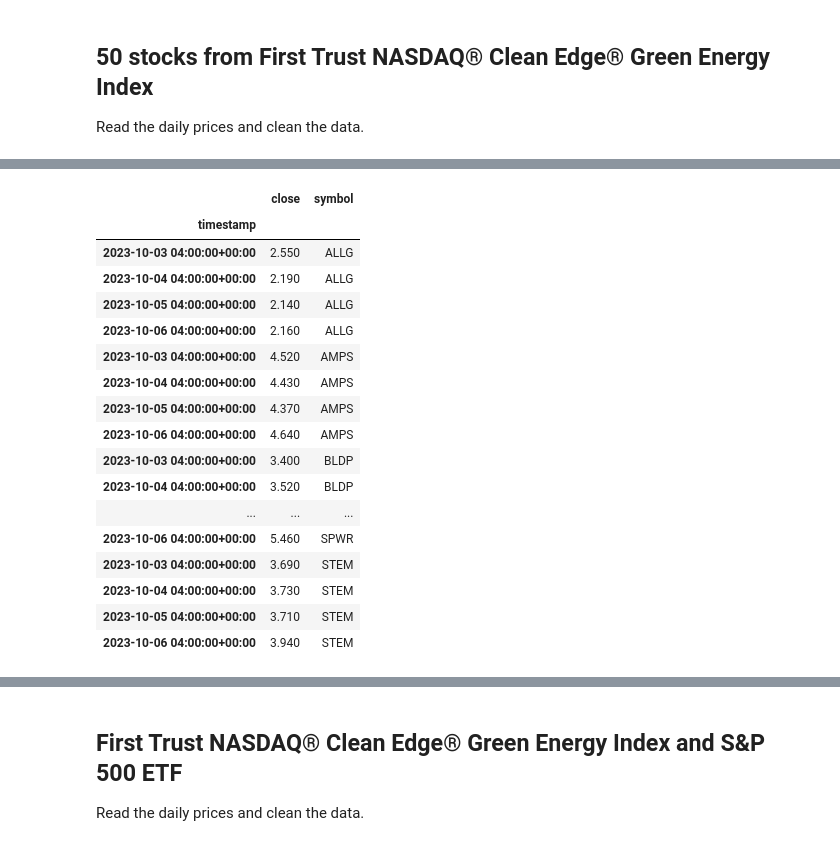
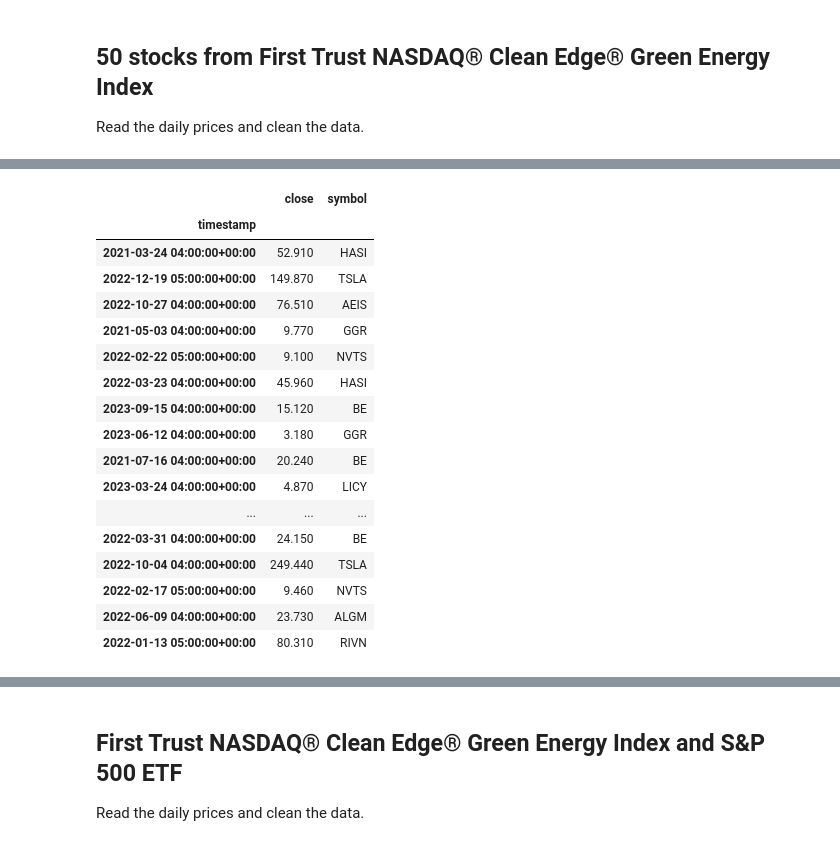
Before and after one commit to ahcano/project1_group4, a Jupyter notebook: green_dataprep.ipynb, the cells around one changed output, grey strips where cells are left out. Saved outputs shown, nothing was run; the diff lists cells and outputs as text; code cells hidden in the pictures.

```diff
--- a/green_dataprep.ipynb
+++ b/green_dataprep.ipynb
@@ -79,0 +71,22 @@ df_ticker.head(50)
+# %%
+# Set timeframe to "1Day"
+timeframe = "1Day"
+
+# Set start and end datetimes of 3 year, between now and 365 days ago.
+start_date = pd.Timestamp("2020-10-03", tz="America/New_York").isoformat()
+end_date = pd.Timestamp("2023-10-06", tz="America/New_York").isoformat()
+
+# Set the stock tickers
+tickers_2 = ["FSLR", "ENPH", "SEDG", "BEP", "ARRY", "ORA", "PLUG", "SHLS", "ITRI", "RUN" "NXT", "NEP", "AY", "CWEN", "RNW", "AMRC", "NOVA", "SPWR", "CLNE", "AMPS", "STEM", "FCEL", "MAXN" ]
+
+# Get 1 year's worth of historical data for all stocks
+# HINT: Set "limit" to at least 10000 so all ticker rows are captured from get_bars()
+df_Renewable = api.get_bars(
+    tickers_2,
+    timeframe,
+    start=start_date,
+    end=end_date, limit = 10000
+).df
+
+# Display sample data
+df_Renewable.sample(10)
@@ -81,22 +107,22 @@ df_ticker.head(50)
 # Set timeframe to "1Day"
 timeframe = "1Day"
 
-# Set start and end datetimes of 1 year, between now and 365 days ago.
-start_date = pd.Timestamp("2019-10-03", tz="America/New_York").isoformat()
+# Set start and end datetimes of 3 year, between now and 365 days ago.
+start_date = pd.Timestamp("2020-10-03", tz="America/New_York").isoformat()
 end_date = pd.Timestamp("2023-10-06", tz="America/New_York").isoformat()
 
 # Set the stock tickers
-tickers = ["BEP", "ALGM", "AYI", "POWI", "WOLF", "ORA", "PLUG", "ENS", "AEIS", "LTHM"]
+tickers_3 = ["ALB", "AYI", "LTHM", "MP", "SQM", "FLNC", "CHPT", "MNTK", "BLDP", "LNZA", "ALLG"]
 
 # Get 1 year's worth of historical data for all stocks
 # HINT: Set "limit" to at least 10000 so all ticker rows are captured from get_bars()
-df_ticker = api.get_bars(
-    tickers,
+df_Resources = api.get_bars(
+    tickers_3,
     timeframe,
     start=start_date,
     end=end_date, limit = 10000
 ).df
 
 # Display sample data
-df_ticker.head(50)
+df_Resources.sample(10)
 # %% [output]
@@ -233,28 +141,29 @@ df_ticker.head()
 # %%
 # Using the df_ticker DataFrame, create a DataFrame consisting of timestamp, close and symbol columns
 
-df_ticker_price = df_ticker [
-    ["close", "symbol"]
-]
+df_Manufacturing_other = df_Manufacturing_other [ ["close", "symbol"]]
 
+df_Renewable = df_Renewable [  ["close", "symbol"]]
+
+df_Resources = df_Resources [ ["close", "symbol"]]
 # View the DataFrame
-df_ticker_price.head(60)
+df_Manufacturing_other.sample(60)
 # %% [output]
 |  | close | symbol |
 | timestamp |  |  |
-| 2023-10-03 04:00:00+00:00 | 2.550 | ALLG |
-| 2023-10-04 04:00:00+00:00 | 2.190 | ALLG |
-| 2023-10-05 04:00:00+00:00 | 2.140 | ALLG |
-| 2023-10-06 04:00:00+00:00 | 2.160 | ALLG |
-| 2023-10-03 04:00:00+00:00 | 4.520 | AMPS |
-| 2023-10-04 04:00:00+00:00 | 4.430 | AMPS |
-| 2023-10-05 04:00:00+00:00 | 4.370 | AMPS |
-| 2023-10-06 04:00:00+00:00 | 4.640 | AMPS |
-| 2023-10-03 04:00:00+00:00 | 3.400 | BLDP |
-| 2023-10-04 04:00:00+00:00 | 3.520 | BLDP |
+| 2021-03-24 04:00:00+00:00 | 52.910 | HASI |
+| 2022-12-19 05:00:00+00:00 | 149.870 | TSLA |
+| 2022-10-27 04:00:00+00:00 | 76.510 | AEIS |
+| 2021-05-03 04:00:00+00:00 | 9.770 | GGR |
+| 2022-02-22 05:00:00+00:00 | 9.100 | NVTS |
+| 2022-03-23 04:00:00+00:00 | 45.960 | HASI |
+| 2023-09-15 04:00:00+00:00 | 15.120 | BE |
+| 2023-06-12 04:00:00+00:00 | 3.180 | GGR |
+| 2021-07-16 04:00:00+00:00 | 20.240 | BE |
+| 2023-03-24 04:00:00+00:00 | 4.870 | LICY |
 | ... | ... | ... |
-| 2023-10-06 04:00:00+00:00 | 5.460 | SPWR |
-| 2023-10-03 04:00:00+00:00 | 3.690 | STEM |
-| 2023-10-04 04:00:00+00:00 | 3.730 | STEM |
-| 2023-10-05 04:00:00+00:00 | 3.710 | STEM |
-| 2023-10-06 04:00:00+00:00 | 3.940 | STEM |
+| 2022-03-31 04:00:00+00:00 | 24.150 | BE |
+| 2022-10-04 04:00:00+00:00 | 249.440 | TSLA |
+| 2022-02-17 05:00:00+00:00 | 9.460 | NVTS |
+| 2022-06-09 04:00:00+00:00 | 23.730 | ALGM |
+| 2022-01-13 05:00:00+00:00 | 80.310 | RIVN |
```
Also changed, not shown: parts of 9 cells of this notebook, 1 other file.
